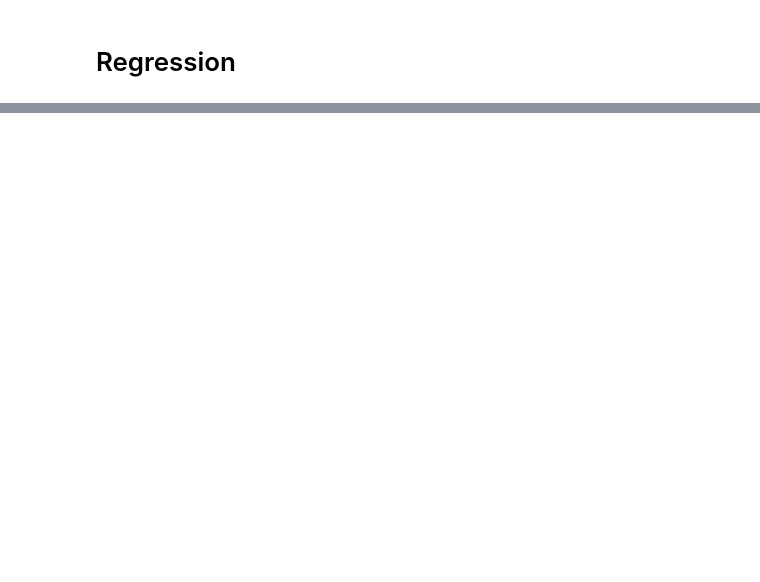
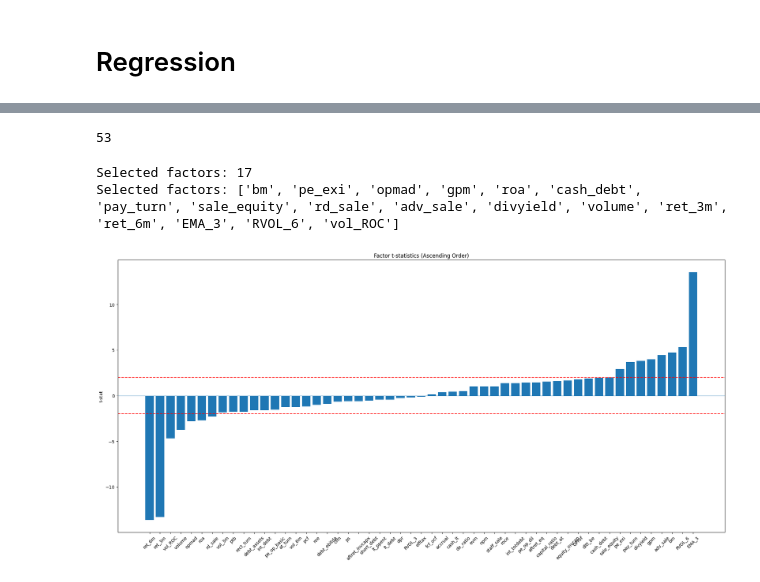
Before and after one commit to IshitBajpai/HFS, a Jupyter notebook: EDA.ipynb, the cells around one changed output, grey strips where cells are left out. Cells and saved outputs as stored; diff of their text form; code cells hidden in the pictures; blank space fills up the shorter version.

```diff
--- a/EDA.ipynb
+++ b/EDA.ipynb
@@ -236,0 +161,3 @@ val_data.head()
+# %%
+# drop prices columns
+df = df.drop(columns=['price']) # 'ret_3m', 'ret_6m'?
@@ -236,0 +174,7 @@ val_data.head()
+# %%
+train = df[(df['date'] >= "2019-01-01") & (df['date'] <= "2022-12-31")]
+val   = df[(df['date'] >= "2022-12-31") & (df['date'] <= "2023-12-31")]
+test  = df[(df['date'] >= "2023-12-31") & (df['date'] <= "2024-12-31")]
+# print("Train shape:", train.shape)
+# print("Val shape:", val.shape)
+# print("Test shape:", test.shape)
@@ -236,0 +230,42 @@ val_data.head()
+# %%
+len(gamma_time_series.keys())
+# %% [output]
+53
+# %%
+gamma_bar = {}
+t_stats = {}
+
+for fc in factor_cols:
+    arr = np.array(gamma_time_series[fc])
+    gamma_bar[fc] = arr.mean()
+    t_stats[fc] = gamma_bar[fc] / (arr.std(ddof=1) / np.sqrt(T))
+# %%
+selected = [fc for fc in factor_cols if abs(t_stats[fc]) > 1.96]
+print("Selected factors:", len(selected))
+print("Selected factors:", selected)
+# %% [output]
+Selected factors: 17
+Selected factors: ['bm', 'pe_exi', 'opmad', 'gpm', 'roa', 'cash_debt', 'pay_turn', 'sale_equity', 'rd_sale', 'adv_sale', 'divyield', 'volume', 'ret_3m', 'ret_6m', 'EMA_3', 'RVOL_6', 'vol_ROC']
+# %%
+import matplotlib.pyplot as plt
+
+# Sort by ascending t-stat
+sorted_items = sorted(t_stats.items(), key=lambda x: x[1])
+
+# Unpack sorted factors and values
+factors = [item[0] for item in sorted_items]
+values  = [item[1] for item in sorted_items]
+
+plt.figure(figsize=(20,10))
+plt.bar(factors, values)
+plt.axhline(0, linewidth=1)
+plt.axhline(1.96, color='red', linestyle='--', label='t=1.96')
+plt.axhline(-1.96, color='red', linestyle='--')
+
+plt.title("Factor t-statistics (Ascending Order)")
+plt.ylabel("t-stat")
+plt.xticks(rotation=45)
+plt.tight_layout()
+plt.show()
+# %% [output]
+[figure, added]
```
Also changed, not shown: parts of 43 cells of this notebook, 20 other files.
